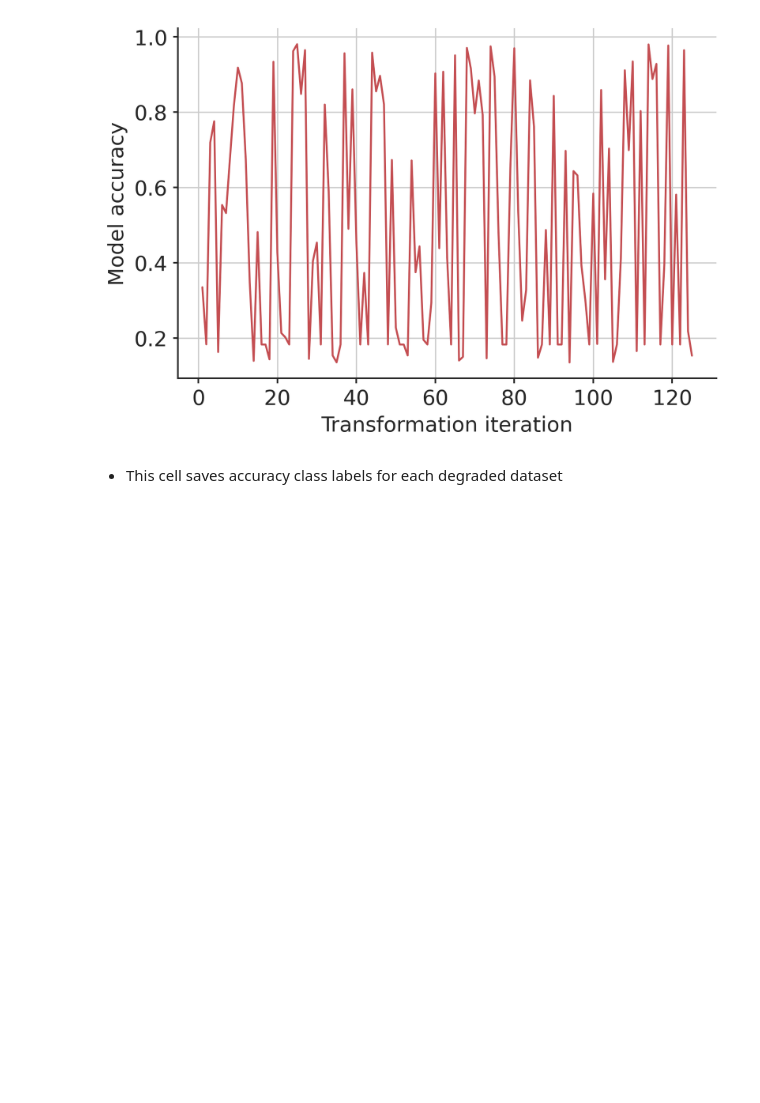
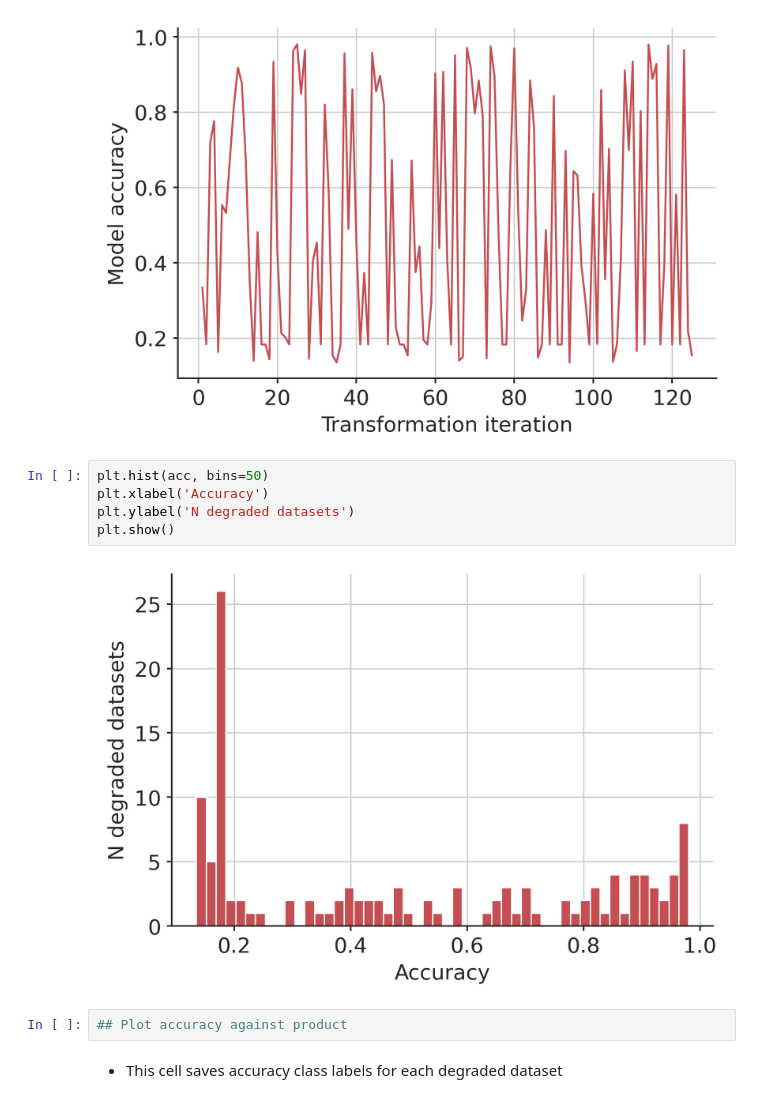
Before and after one commit to ozvar/monitor_creation, a Jupyter notebook: main.ipynb, the cells around one changed output. Cells and saved outputs as stored; diff of their text form; blank space fills up the shorter version.

Commit message:
added histogram of accuracy across degraded datasets

```diff
--- a/main.ipynb
+++ b/main.ipynb
@@ -126,6 +126,15 @@ plt.ylabel('Model accuracy')
 plt.show()
 # %% [output]
 [figure]
+# %%
+plt.hist(acc, bins=50)
+plt.xlabel('Accuracy')
+plt.ylabel('N degraded datasets')
+plt.show()
+# %% [output]
+[figure, added]
+# %%
+## Plot accuracy against product
 # %% [markdown]
 - This cell saves accuracy class labels for each degraded dataset
 # %%
```
